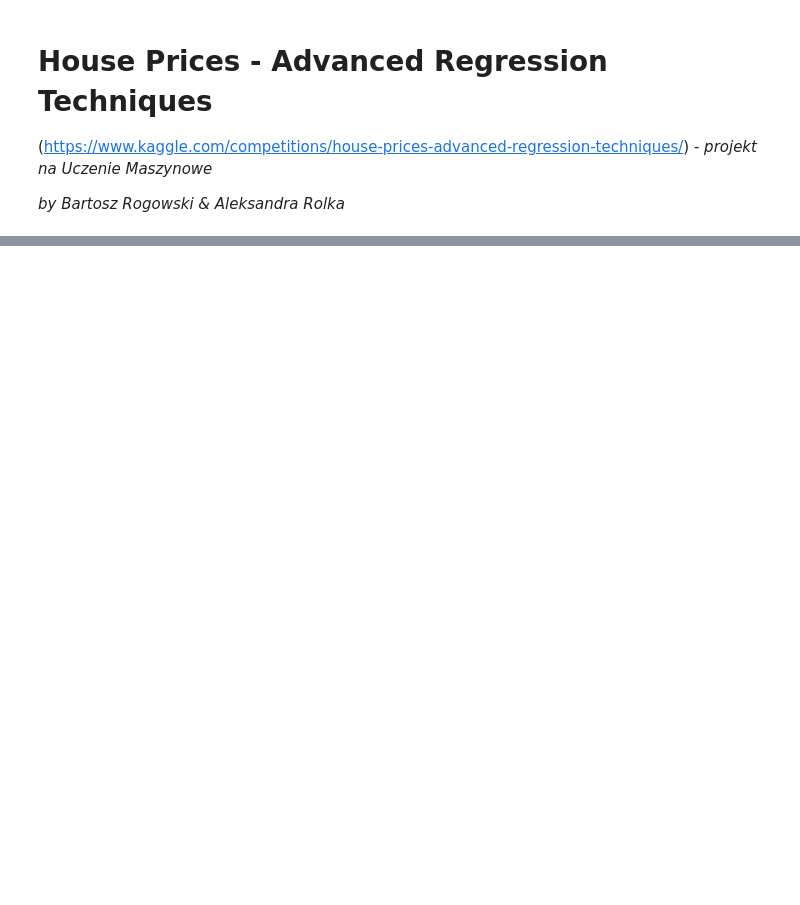
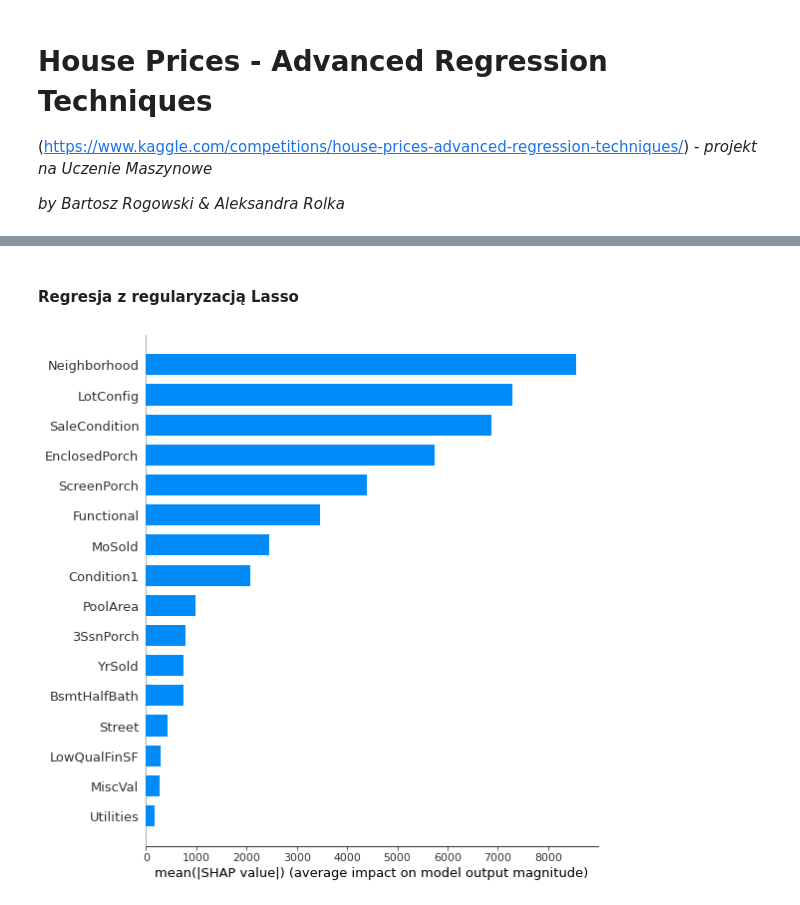
Before and after one commit to AleksandraRolka/ML-kaggle-challenge, a Jupyter notebook: HousePricesPrediction_project.ipynb, the cells around one changed output, grey strips where cells are left out. Cells and saved outputs as stored; diff of their text form; code cells hidden in the pictures; blank space fills up the shorter version.

```diff
--- a/HousePricesPrediction_project.ipynb
+++ b/HousePricesPrediction_project.ipynb
@@ -173,0 +418,8 @@ Root mean squarred error is :  80066.3809404609
+# %% [markdown]
+#### Regresja z regularyzacją Lasso
+# %%
+masker = shap.maskers.Impute(data=train_data_X)
+shap_values = shap.explainers.Linear(regular_lasso_model, masker=masker).shap_values(train_data_X)
+shap.summary_plot(shap_values, train_data_X, plot_type="bar")
+# %% [output]
+[figure, added]
```
Also changed, not shown: parts of 70 cells of this notebook, 4 other files.
